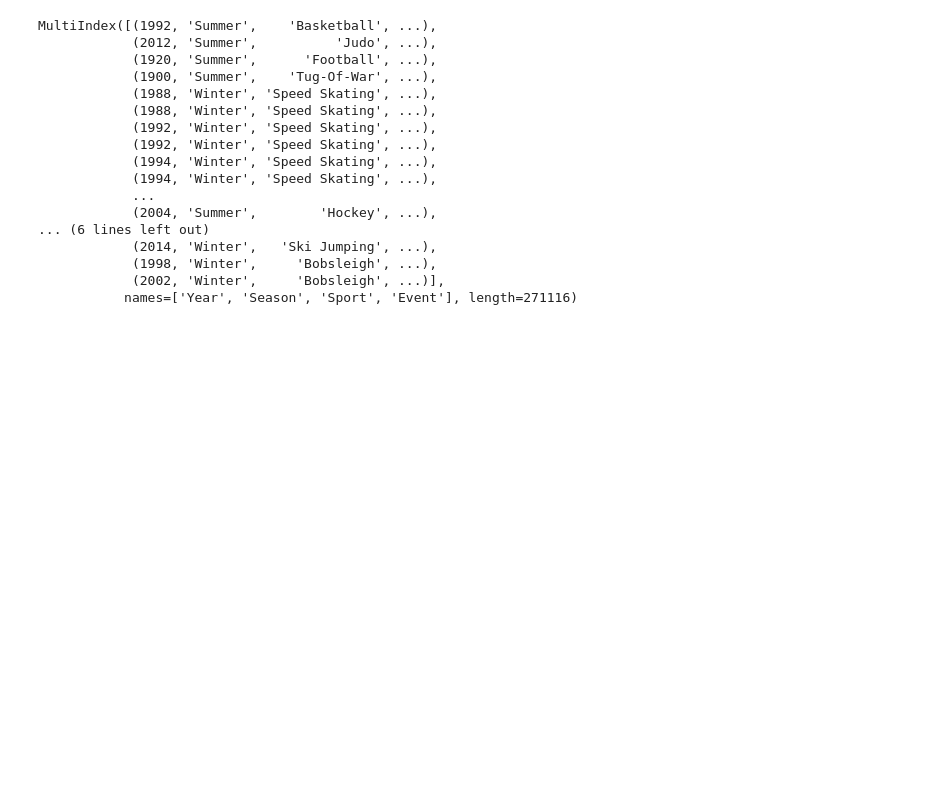
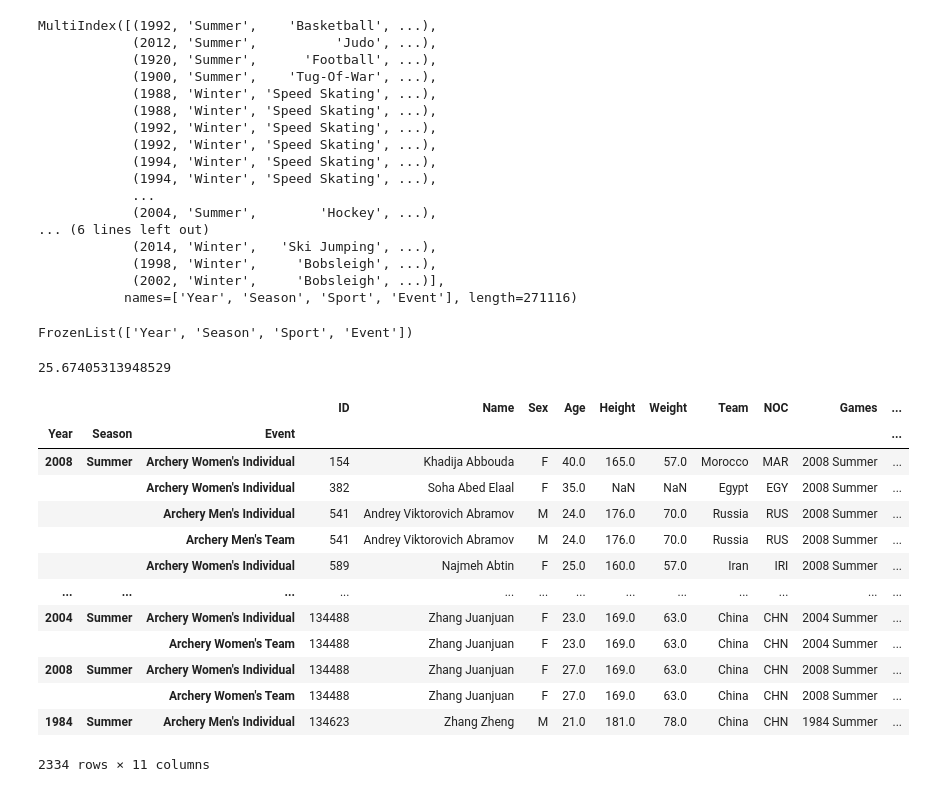
Before and after one commit to reuven/apple-2024-q4-data, a Jupyter notebook: Apple - 2024-10October-01.ipynb, the cells around one changed output. Drawn from its saved outputs; the diff is of its cells as text; code cells hidden in the pictures; blank space fills up the shorter version.

```diff
--- a/Apple - 2024-10October-01.ipynb
+++ b/Apple - 2024-10October-01.ipynb
@@ -488,3 +488,40 @@ MultiIndex([(1992, 'Summer',    'Basketball', ...),
             (1998, 'Winter',     'Bobsleigh', ...),
             (2002, 'Winter',     'Bobsleigh', ...)],
            names=['Year', 'Season', 'Sport', 'Event'], length=271116)
+# %%
+df.index.names
+# %% [output]
+FrozenList(['Year', 'Season', 'Sport', 'Event'])
+# %%
+# What is the average age for summer games?
+
+(
+    df
+    .xs('Summer', level='Season')
+    ['Age']
+    .mean()
+)
+# %% [output]
+25.67405313948529
+# %%
+# What team has won the most medals in archery?
+
+(
+    df
+    .xs('Archery', level='Sport')
+)
+# %% [output]
+|  |  |  | ID | Name | Sex | Age | Height | Weight | Team | NOC | Games | ... |
+| Year | Season | Event |  |  |  |  |  |  |  |  |  | ... |
+| 2008 | Summer | Archery Women's Individual | 154 | Khadija Abbouda | F | 40.0 | 165.0 | 57.0 | Morocco | MAR | 2008 Summer | ... |
+|  |  | Archery Women's Individual | 382 | Soha Abed Elaal | F | 35.0 | NaN | NaN | Egypt | EGY | 2008 Summer | ... |
+|  |  | Archery Men's Individual | 541 | Andrey Viktorovich Abramov | M | 24.0 | 176.0 | 70.0 | Russia | RUS | 2008 Summer | ... |
+|  |  | Archery Men's Team | 541 | Andrey Viktorovich Abramov | M | 24.0 | 176.0 | 70.0 | Russia | RUS | 2008 Summer | ... |
+|  |  | Archery Women's Individual | 589 | Najmeh Abtin | F | 25.0 | 160.0 | 57.0 | Iran | IRI | 2008 Summer | ... |
+| ... | ... | ... | ... | ... | ... | ... | ... | ... | ... | ... | ... | ... |
+| 2004 | Summer | Archery Women's Individual | 134488 | Zhang Juanjuan | F | 23.0 | 169.0 | 63.0 | China | CHN | 2004 Summer | ... |
+|  |  | Archery Women's Team | 134488 | Zhang Juanjuan | F | 23.0 | 169.0 | 63.0 | China | CHN | 2004 Summer | ... |
+| 2008 | Summer | Archery Women's Individual | 134488 | Zhang Juanjuan | F | 27.0 | 169.0 | 63.0 | China | CHN | 2008 Summer | ... |
+|  |  | Archery Women's Team | 134488 | Zhang Juanjuan | F | 27.0 | 169.0 | 63.0 | China | CHN | 2008 Summer | ... |
+| 1984 | Summer | Archery Men's Individual | 134623 | Zhang Zheng | M | 21.0 | 181.0 | 78.0 | China | CHN | 1984 Summer | ... |
+2334 rows × 11 columns
```
Also changed, not shown: parts of 1 cell of this notebook.
